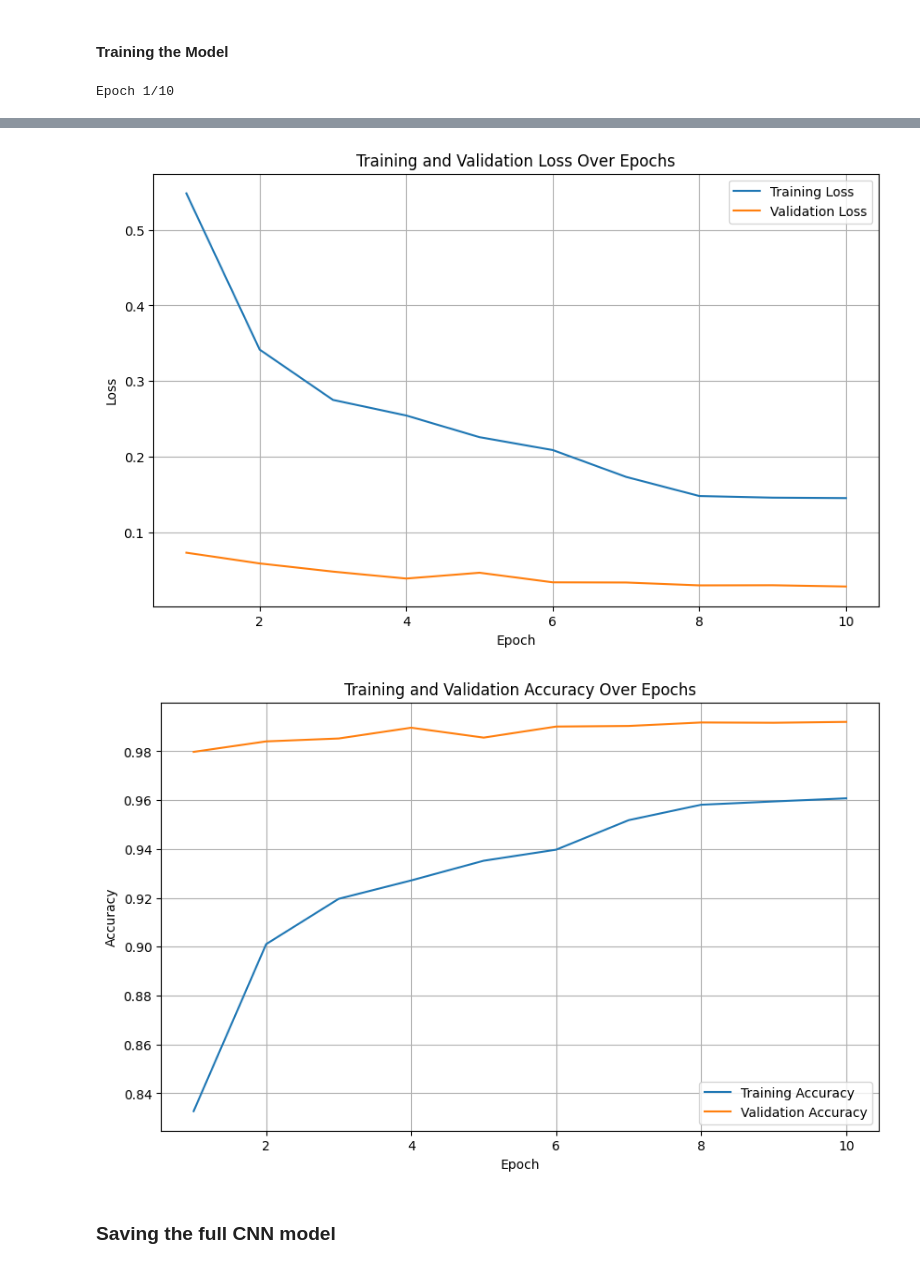
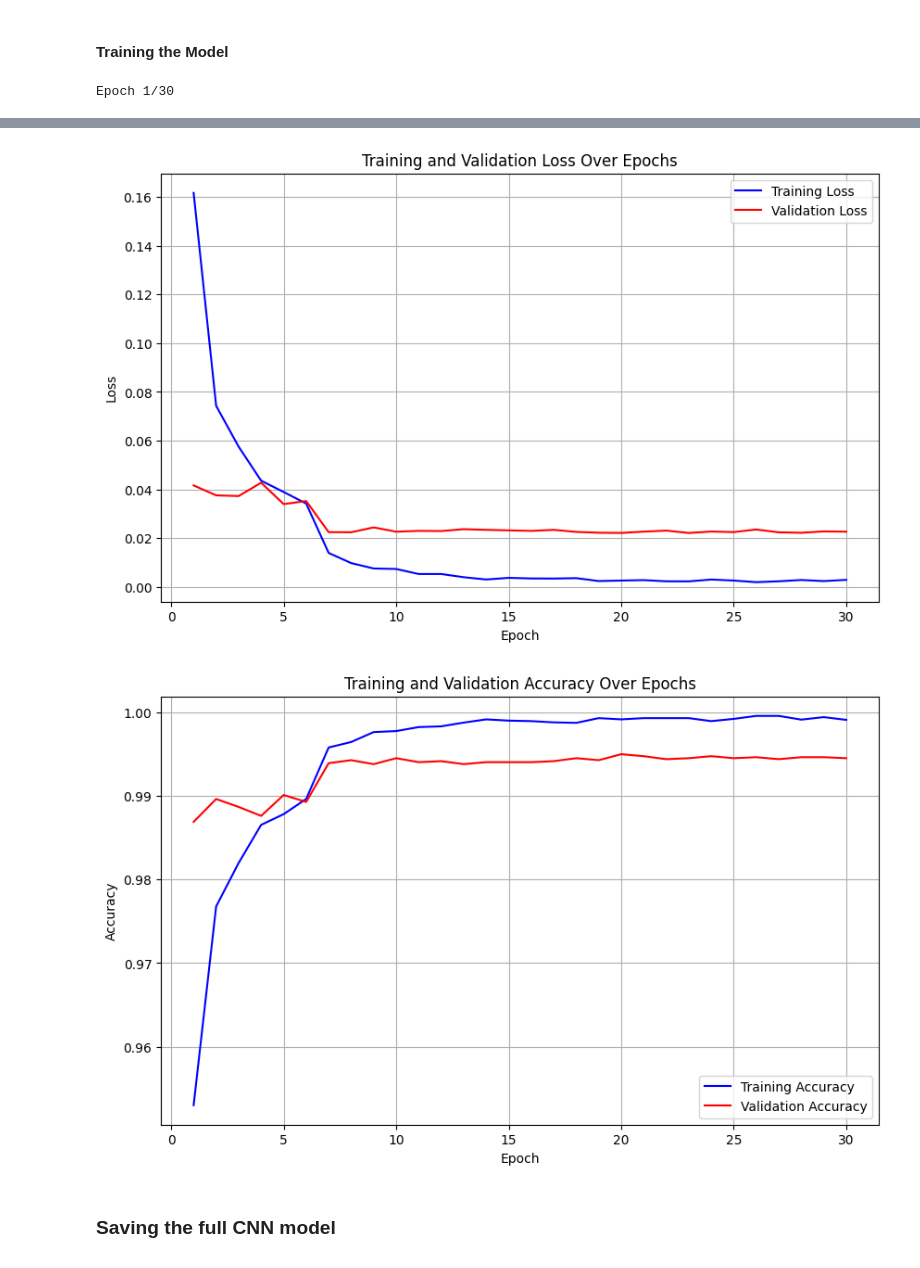
Before and after one commit to ProjectGleb/Puppeteer, a Jupyter notebook: Puppeteer/puppeteer_main.ipynb, the cells around one changed output, grey strips where cells are left out. Drawn from its saved outputs; the diff is of its cells as text; code cells hidden in the pictures.

Commit message:
final plots

```diff
--- a/Puppeteer/puppeteer_main.ipynb
+++ b/Puppeteer/puppeteer_main.ipynb
@@ -99,9 +99,9 @@ test_images_tensor = torch.tensor(test_images)/255.0
 # %% [markdown]
 #### Load images into the data generator
 # %%
-train_loader = DataLoader(train_tensor, batch_size=8, num_workers=0, shuffle=True)
-val_loader = DataLoader(val_tensor, batch_size=8, num_workers=0, shuffle=True)
-test_loader = DataLoader(test_images_tensor, batch_size=8, num_workers=0, shuffle=False)
+train_loader = DataLoader(train_tensor, batch_size=16, num_workers=0, shuffle=True)
+val_loader = DataLoader(val_tensor, batch_size=16, num_workers=0, shuffle=True)
+test_loader = DataLoader(test_images_tensor, batch_size=16, num_workers=0, shuffle=False)
 # %% [markdown]
 #### Plot some sample images using the data generator
 # %%
@@ -138,15 +138,15 @@ class Net(nn.Module):
         )
 
         self.linear_block = nn.Sequential(
-            nn.Dropout(p=0.5),
+            nn.Dropout(p=0.0),
             nn.Linear(128*7*7, 128),
             nn.BatchNorm1d(128),
             nn.ReLU(inplace=True),
-            nn.Dropout(0.5),
+            nn.Dropout(0.0), # 0.5
             nn.Linear(128, 64),
             nn.BatchNorm1d(64),
             nn.ReLU(inplace=True),
-            nn.Dropout(0.5),
+            nn.Dropout(0.0), # 0.5
             nn.Linear(64, 10)
         )
 
@@ -276,32 +276,32 @@ def plot_metrics():
 
     # Plot losses
     plt.figure(figsize=(10, 6))
-    plt.plot(epochs, training_losses, linestyle='-', label='Training Loss')
-    plt.plot(epochs, validation_losses, linestyle='-', label='Validation Loss')
+    plt.plot(epochs, training_losses, linestyle='-', color="blue", label='Training Loss')
+    plt.plot(epochs, validation_losses, linestyle='-', color="red", label='Validation Loss')
     plt.title('Training and Validation Loss Over Epochs')
     plt.xlabel('Epoch')
     plt.ylabel('Loss')
     plt.grid(True)
     plt.legend()
-    plt.savefig("MNIST_CNN_loss.jpg", dpi = 1000)
+    plt.savefig("ep30_MNIST_CNN_loss.png", dpi = 1000)
     plt.show()
 
     # Plot accuracies
     plt.figure(figsize=(10, 6))
-    plt.plot(epochs, training_accuracies, linestyle='-', label='Training Accuracy')
-    plt.plot(epochs, validation_accuracies, linestyle='-', label='Validation Accuracy')
+    plt.plot(epochs, training_accuracies, linestyle='-', color="blue", label='Training Accuracy')
+    plt.plot(epochs, validation_accuracies, linestyle='-', color="red", label='Validation Accuracy')
     plt.title('Training and Validation Accuracy Over Epochs')
     plt.xlabel('Epoch')
     plt.ylabel('Accuracy')
     plt.grid(True)
     plt.legend()
-    plt.savefig("MNIST_CNN_accuracy.jpg", dpi = 1000)
+    plt.savefig("ep30_MNIST_CNN_accuracy.png", dpi = 1000)
     plt.show()
 # %%
-num_epochs = 10
+num_epochs = 30
 train_and_validate(num_epochs, train_loader, val_loader)
 
 # Plot the metrics after training
 plot_metrics()
 # %% [output]
-Epoch 1/10
+Epoch 1/30
@@ -325,5 +325,5 @@ Validation - Loss: 0.0282, Accuracy: 0.992
-[figure, old version]
+[figure, new version]
-[figure, old version]
+[figure, new version]
 # %% [markdown]
 ### Saving the full CNN model
 # %%
```
Also changed, not shown: parts of 5 cells of this notebook, 7 other files.
